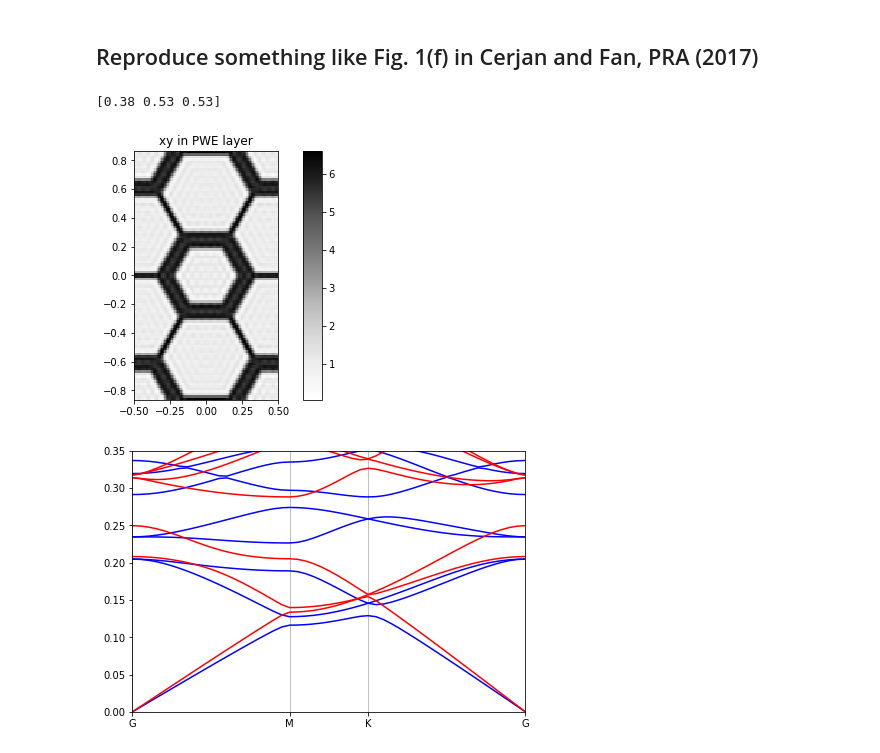
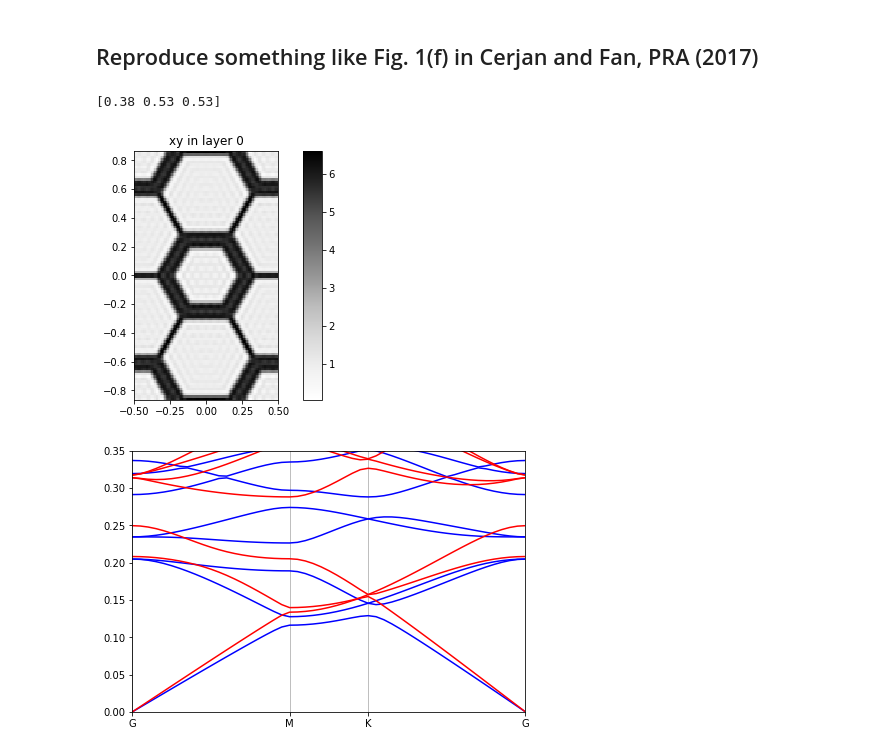
Before and after one commit to fancompute/legume, a Jupyter notebook: Notebooks/Aurograd_PWE_poly.ipynb, the cells around one changed output. Cells and saved outputs as stored; diff of their text form; code cells hidden in the pictures.

```diff
--- a/Notebooks/Aurograd_PWE_poly.ipynb
+++ b/Notebooks/Aurograd_PWE_poly.ipynb
@@ -103,11 +107,11 @@ plt.show()
 # %%
 params = np.array([0.38, 0.53, 0.53])
 print(params)
 pwe = pwe_cerjan(params, gmax=10)
-pwe.plot_overview_ft()
+viz.structure_ft(pwe)
 # %% [output]
 [0.38 0.53 0.53]
-[figure, old version]
+[figure, new version]
 # %%
 path = layer.lattice.bz_path(['G', 'M', 'K', 'G'], [20, 10, 20])
 
```
Also changed, not shown: parts of 12 cells of this notebook, 8 other files.
